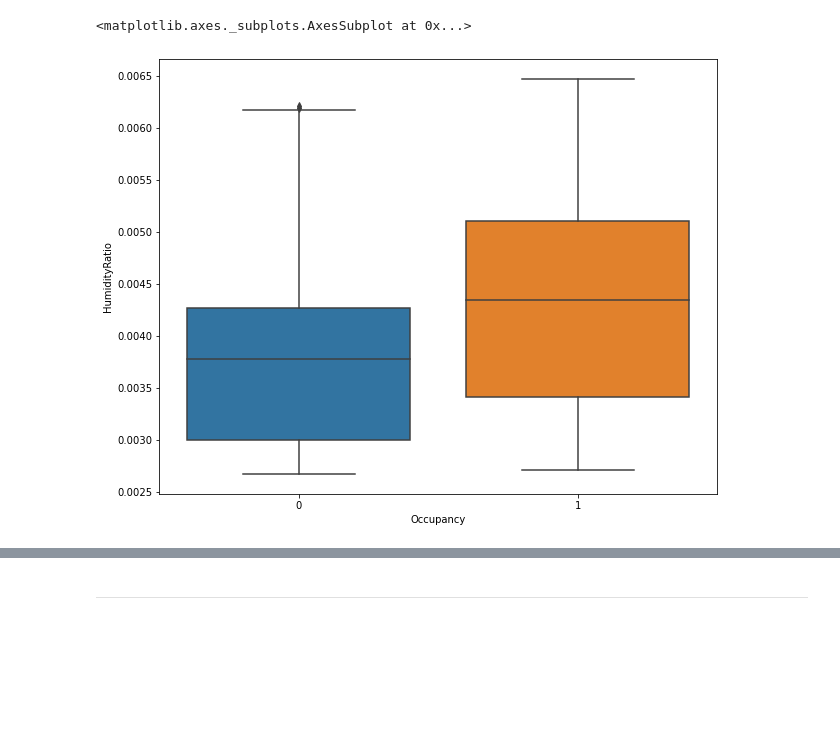
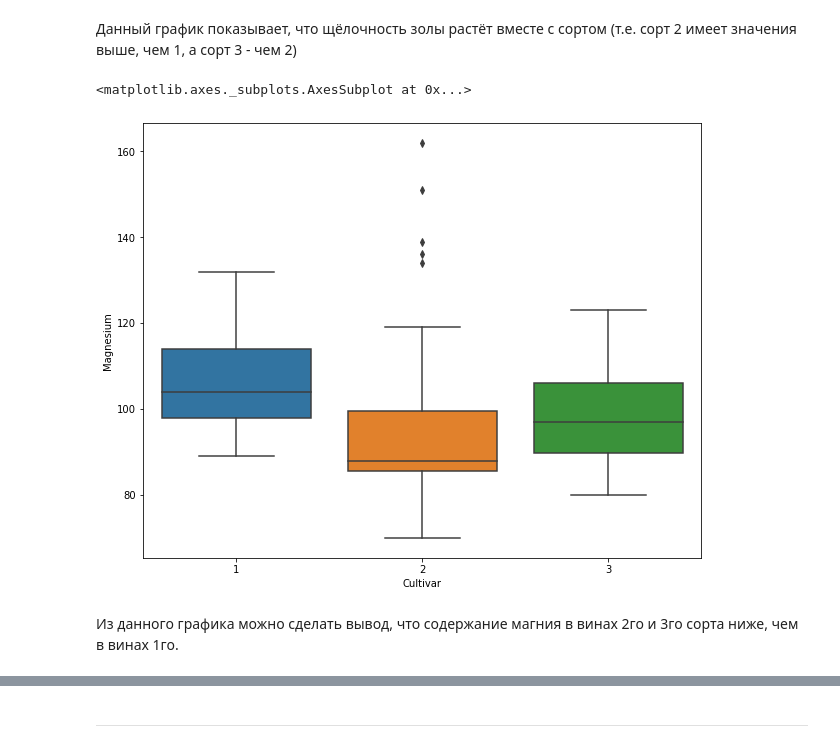
Before and after one commit to theSkyseS/data-analysis, a Jupyter notebook: notebooks/1_data-visualization.ipynb, the cells around one changed output, grey strips where cells are left out. Saved outputs shown, nothing was run; the diff lists cells and outputs as text; code cells hidden in the pictures; blank space fills up the shorter version.

```diff
--- a/notebooks/1_data-visualization.ipynb
+++ b/notebooks/1_data-visualization.ipynb
@@ -7,7 +7,7 @@ from pylab import rcParams
 rcParams['figure.figsize'] = 10, 8
 # %%
 mpg_df = pd.read_csv("../data/auto_mpg_preprocessed.csv")
-occup_df = pd.read_csv("../data/occupancy_detection_preprocessed.csv")
+wine = pd.read_csv("../data/wine_preprocessed.csv")
 # %%
 mpg_df = mpg_df.drop(columns="Unnamed: 0")
-occup_df = occup_df.drop(columns="Unnamed: 0")
+wine = wine.drop(columns="Unnamed: 0")
@@ -29,5 +41,9 @@ sns.boxplot(x='Occupancy', y='Humidity', data=occup_df)#%%
+# %% [markdown]
+Данный график показывает, что щёлочность золы растёт вместе с сортом (т.е. сорт 2 имеет значения выше, чем 1, а сорт 3 - чем 2)
 # %%
-sns.boxplot(x='Occupancy', y='HumidityRatio', data=occup_df)
+sns.boxplot(x='Cultivar', y='Magnesium', data=wine)
 # %% [output]
 <matplotlib.axes._subplots.AxesSubplot at 0x...>
-[figure, old version]
+[figure, new version]
+# %% [markdown]
+Из данного графика можно сделать вывод, что содержание магния в винах 2го и 3го сорта ниже, чем в винах 1го.
```
Also changed, not shown: parts of 20 cells of this notebook, 7 other files.
